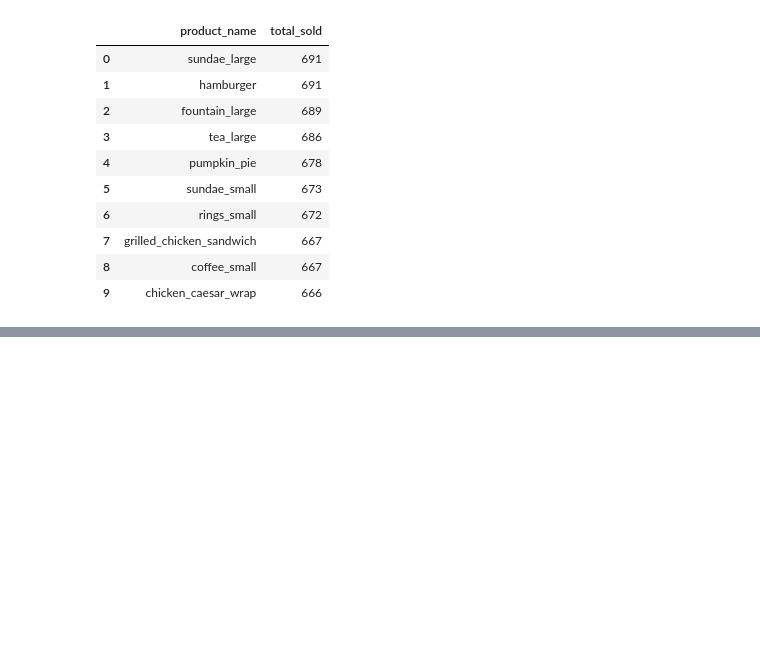
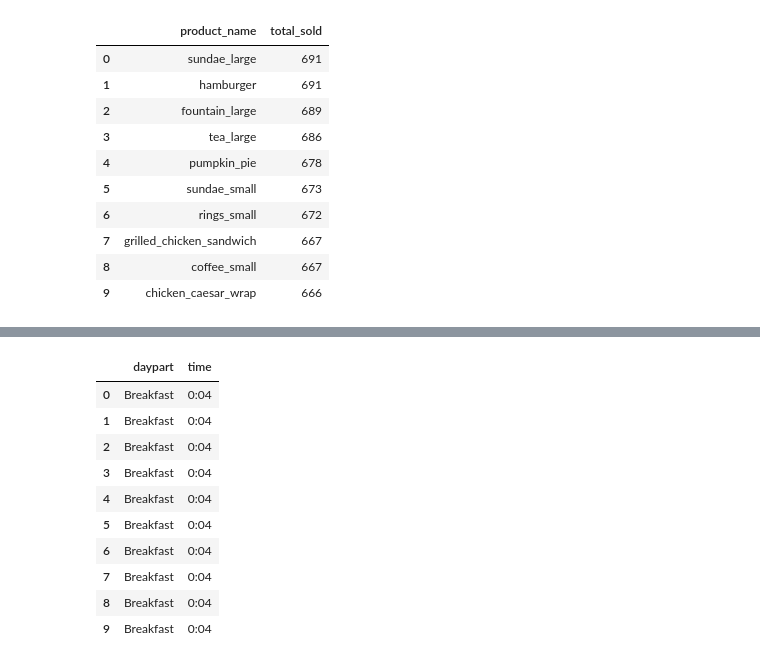
Before and after one commit to gojandrooo/insights-on-demand-demo, a Jupyter notebook: nb03_db_query.ipynb, the cells around one changed output, grey strips where cells are left out. Saved outputs shown, nothing was run; the diff lists cells and outputs as text; code cells hidden in the pictures; blank space fills up the shorter version.

```diff
--- a/nb03_db_query.ipynb
+++ b/nb03_db_query.ipynb
@@ -1058,0 +1155,27 @@ result
+# %%
+# return the first 10 records at breakfast
+query = """
+SELECT
+    daypart,
+    CAST(minute_id / 60 AS TEXT) || ':' ||
+    SUBSTR('00' || CAST(minute_id % 60 AS TEXT), -2, 2) AS time
+FROM dim_daypart
+WHERE daypart = 'Breakfast'
+LIMIT 10
+"""
+
+# Execute the query
+result = execute_query(query)
+result
+# %% [output]
+|  | daypart | time |
+| 0 | Breakfast | 0:04 |
+| 1 | Breakfast | 0:04 |
+| 2 | Breakfast | 0:04 |
+| 3 | Breakfast | 0:04 |
+| 4 | Breakfast | 0:04 |
+| 5 | Breakfast | 0:04 |
+| 6 | Breakfast | 0:04 |
+| 7 | Breakfast | 0:04 |
+| 8 | Breakfast | 0:04 |
+| 9 | Breakfast | 0:04 |
```
Also changed, not shown: parts of 7 cells of this notebook, 9 other files.
